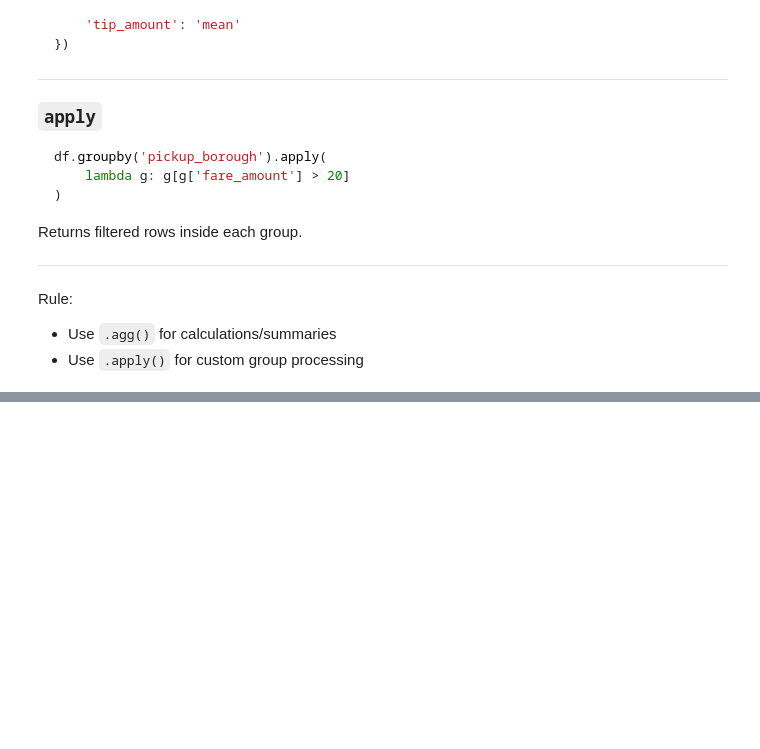
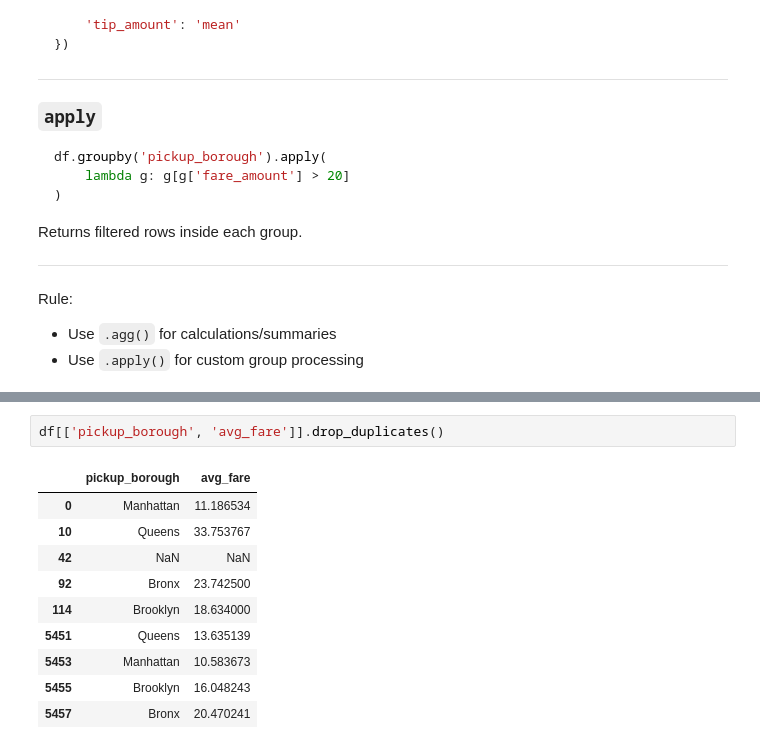
Before and after one commit to kanchanasubramani/PANDAS, a Jupyter notebook: groupby.ipynb, the cells around one changed output, grey strips where cells are left out. Saved outputs shown, nothing was run; the diff lists cells and outputs as text; blank space fills up the shorter version.

```diff
--- a/groupby.ipynb
+++ b/groupby.ipynb
@@ -619,0 +657,13 @@ Rule:
+# %%
+df[['pickup_borough', 'avg_fare']].drop_duplicates()
+# %% [output]
+|  | pickup_borough | avg_fare |
+| 0 | Manhattan | 11.186534 |
+| 10 | Queens | 33.753767 |
+| 42 | NaN | NaN |
+| 92 | Bronx | 23.742500 |
+| 114 | Brooklyn | 18.634000 |
+| 5451 | Queens | 13.635139 |
+| 5453 | Manhattan | 10.583673 |
+| 5455 | Brooklyn | 16.048243 |
+| 5457 | Bronx | 20.470241 |
```
Also changed, not shown: parts of 8 cells of this notebook.
